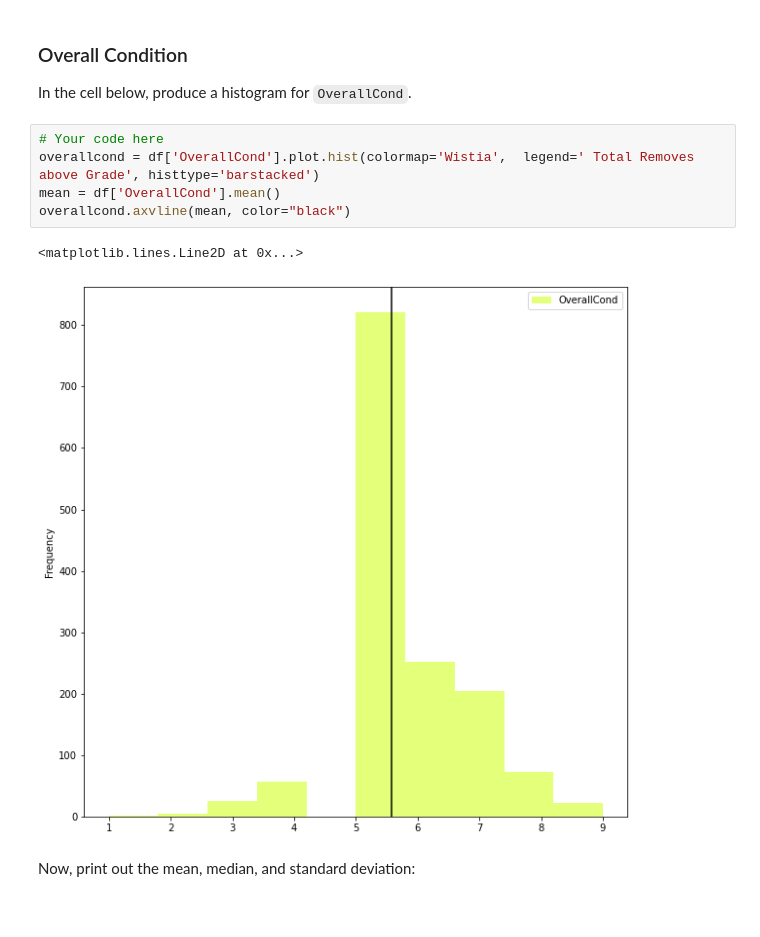
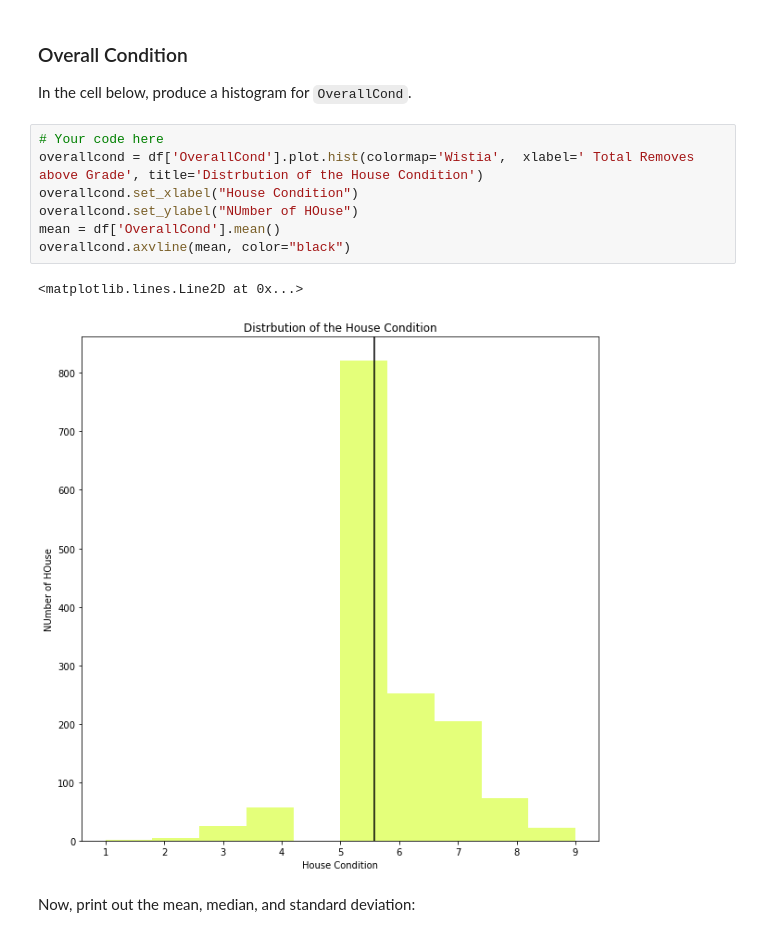
Before and after one commit to kamalova/dsc-pandas-eda-lab, a Jupyter notebook: index.ipynb, the cells around one changed output. Drawn from its saved outputs; the diff is of its cells as text.

```diff
--- a/index.ipynb
+++ b/index.ipynb
@@ -259,12 +265,14 @@ None
 In the cell below, produce a histogram for `OverallCond`.
 # %%
 # Your code here
-overallcond = df['OverallCond'].plot.hist(colormap='Wistia',  legend=' Total Removes above Grade', histtype='barstacked')
+overallcond = df['OverallCond'].plot.hist(colormap='Wistia',  xlabel=' Total Removes above Grade', title='Distrbution of the House Condition')
+overallcond.set_xlabel("House Condition")
+overallcond.set_ylabel("NUmber of HOuse")
 mean = df['OverallCond'].mean()
 overallcond.axvline(mean, color="black")
 # %% [output]
 <matplotlib.lines.Line2D at 0x...>
-[figure, old version]
+[figure, new version]
 # %% [markdown]
 Now, print out the mean, median, and standard deviation:
 # %%
```
Also changed, not shown: parts of 10 cells of this notebook.
